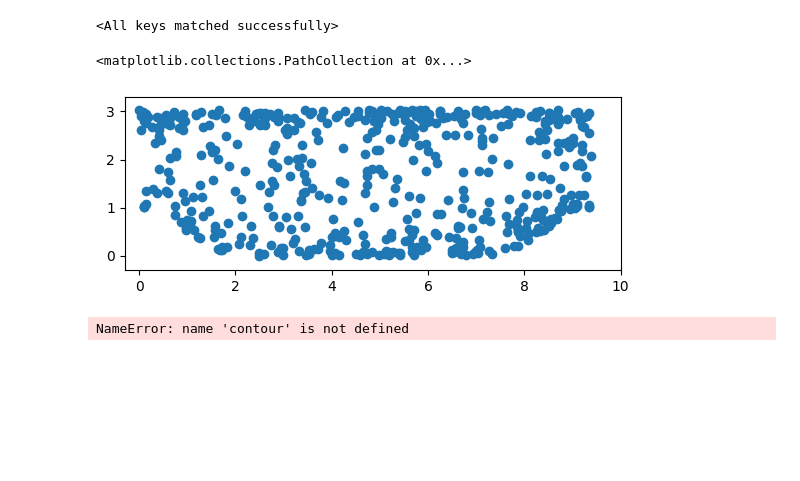
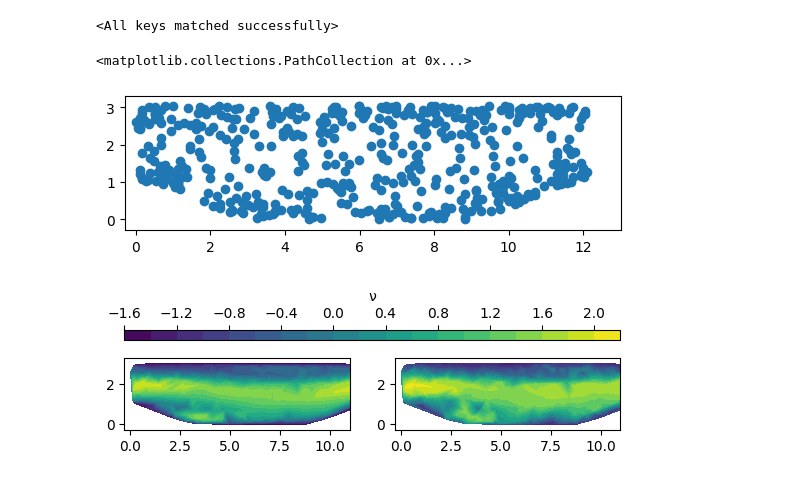
Before and after one commit to pietro99/RANS-project, a Jupyter notebook: viz.ipynb, the cells around one changed output. Saved outputs shown, nothing was run; the diff lists cells and outputs as text; code cells hidden in the pictures; blank space fills up the shorter version.

```diff
--- a/viz.ipynb
+++ b/viz.ipynb
@@ -27,14 +27,14 @@ model_20 = MainNet(input_size1, hidden_size1_1, hidden_size1_2, output_size1, in
 model_20.load_state_dict(torch.load("./models/net_C_4.0=500_S=50_E=300.pth"))
 # %% [output]
 <All keys matched successfully>
-# %%
-f, (ax1) = plt.subplots(1, 1, sharey=False)
-
-ax1.set(xlim=[-0.3, 10], ylim=[-0.3, 3.3], aspect=1)
-ax1.scatter(dataset.centers['aw=1.1_internal.csv'][:,0], dataset.centers['aw=1.1_internal.csv'][:,1])
-# %% [output]
-<matplotlib.collections.PathCollection at 0x...>
-[figure, removed]
+# %%
+f, (ax1) = plt.subplots(1, 1, sharey=False)
+
+ax1.set(xlim=[-0.3, 13], ylim=[-0.3, 3.3], aspect=1)
+ax1.scatter(dataset.centers['aw=1.8_internal.csv'][:,0], dataset.centers['aw=1.8_internal.csv'][:,1])
+# %% [output]
+<matplotlib.collections.PathCollection at 0x...>
+[figure, added]
 # %%
 criterion = nn.MSELoss()
 def get_data(dataset, model, key):
@@ -119,6 +119,6 @@ x, y, z, true_z, losses1, losses2, losses3 = get_data(dataset, model_20, 'aw=2.0
 # %%
 #x, y, z, true_z = get_data(dataset2, model_300)
-contour(x,y,z, true_z, path='./images/contours2.0/contour_all_1.7_300.png')
+contour(x,y,z, true_z, path='./images/contours2.0/contour_all_1.8_300.png')
 # %% [output]
-NameError: name 'contour' is not defined
+[figure, added]
 # %%
```
Also changed, not shown: parts of 7 cells of this notebook, 8 other files.
